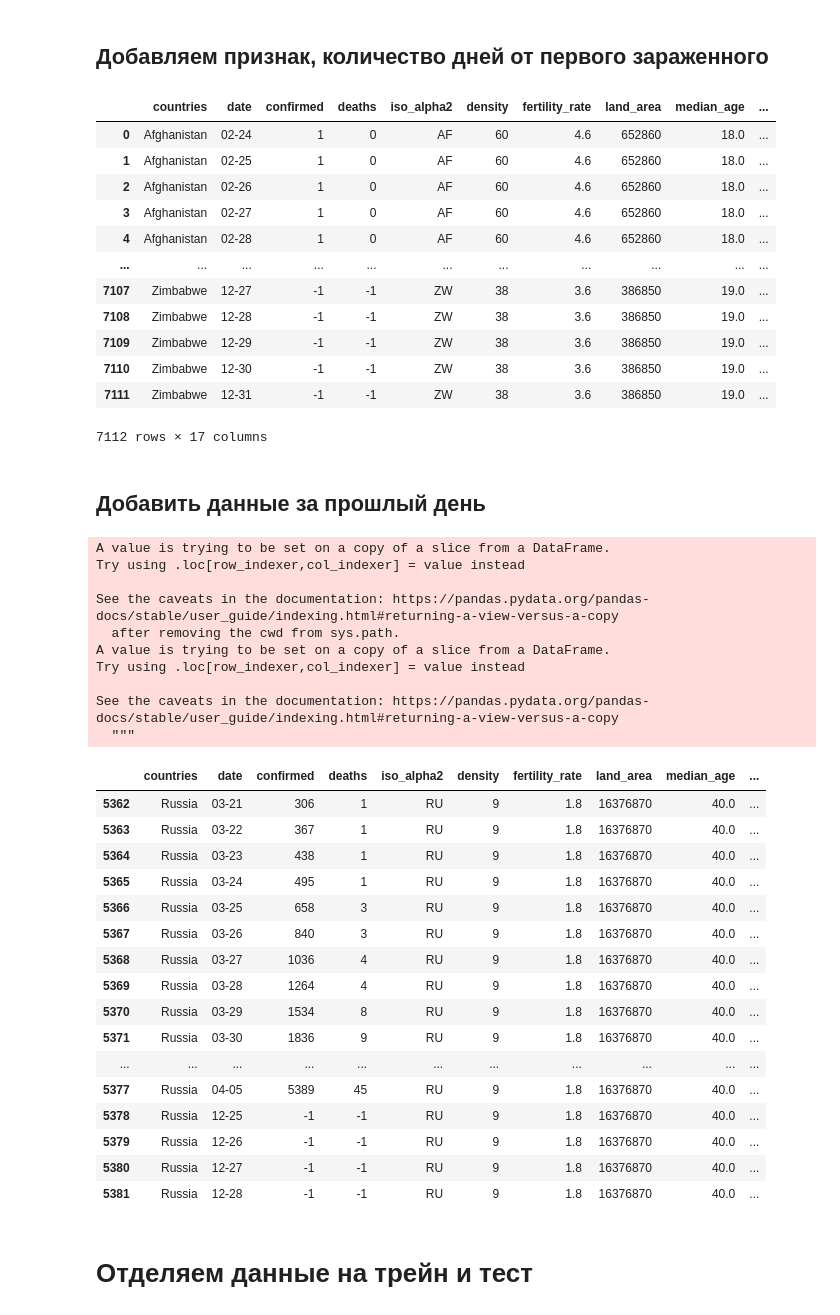
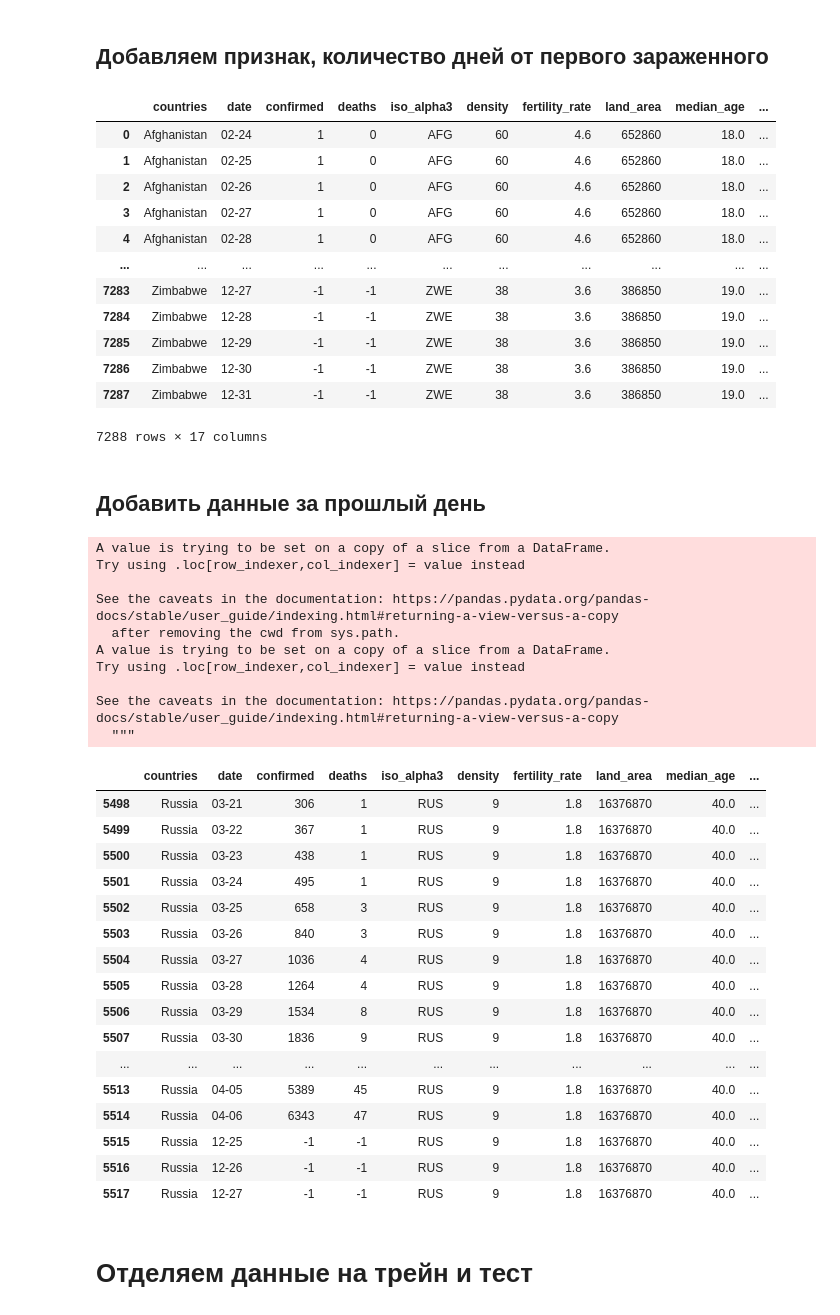
Before and after one commit to vlomme/sberbank-covid19-forecast-2020, a Jupyter notebook: covid_simple.ipynb, the cells around one changed output. Drawn from its saved outputs; the diff is of its cells as text; code cells hidden in the pictures.

```diff
--- a/covid_simple.ipynb
+++ b/covid_simple.ipynb
@@ -47,14 +45,14 @@ Unpacking objects: 100% (33/33), done.
 # %%
 #Загрузить список стран и удалить лишние атрибуты
 countries = pd.read_csv("/content/sberbank-covid19-forecast-2020/countries.csv")
-countries.drop(['iso_alpha3','iso_numeric','official_name','name'], axis='columns',inplace=True)
-countries.loc[109,"iso_alpha2"] = "NAM"
+countries.drop(['iso_alpha2','iso_numeric','official_name','name'], axis='columns',inplace=True)
+
 
 
 #Загрузить список стран c датами
-data_ans = pd.read_csv("/content/sberbank-covid19-forecast-2020/sample_submission_GcA3UZa.csv").iloc[:,:-1]
+data_ans = pd.read_csv("/content/sberbank-covid19-forecast-2020/sample_submission.csv").iloc[:,:-1]
 data_ans["confirmed"] = -1
-data_ans = data_ans.merge(countries, how = 'left', left_on='country', right_on='iso_alpha2')
+data_ans = data_ans.merge(countries, how = 'left', left_on='country', right_on='iso_alpha3')
 data_ans = data_ans[["date","ccse_name","confirmed"]]
 data_ans = data_ans.rename(columns={"ccse_name": "countries"})
 data_ans["deaths"] = -1
@@ -79,7 +77,7 @@ data_quarantine.loc["Russia"] = "2020-03-30"
 countries = countries.set_index("ccse_name", drop=False)
 countries["Quarantine"] = data_quarantine
 countries = countries.rename(columns={"ccse_name": "countries"})
-dic_countries = dict(zip(countries.iso_alpha2.to_list(), countries.countries.to_list()))
+dic_countries = dict(zip(countries.iso_alpha3.to_list(), countries.countries.to_list()))
 
 # Избавляемся от Nan
 countries_mean = countries.mean()
@@ -150,62 +148,62 @@ data2.date = data2["date"].apply(lambda x: pd.Series(x.strftime("%m-%d")))
 #data2 = data2.dropna(axis='index', how='any')
 data2
 # %% [output]
-|  | countries | date | confirmed | deaths | iso_alpha2 | density | fertility_rate | land_area | median_age | ... |
-| 0 | Afghanistan | 02-24 | 1 | 0 | AF | 60 | 4.6 | 652860 | 18.0 | ... |
-| 1 | Afghanistan | 02-25 | 1 | 0 | AF | 60 | 4.6 | 652860 | 18.0 | ... |
-| 2 | Afghanistan | 02-26 | 1 | 0 | AF | 60 | 4.6 | 652860 | 18.0 | ... |
-| 3 | Afghanistan | 02-27 | 1 | 0 | AF | 60 | 4.6 | 652860 | 18.0 | ... |
-| 4 | Afghanistan | 02-28 | 1 | 0 | AF | 60 | 4.6 | 652860 | 18.0 | ... |
+|  | countries | date | confirmed | deaths | iso_alpha3 | density | fertility_rate | land_area | median_age | ... |
+| 0 | Afghanistan | 02-24 | 1 | 0 | AFG | 60 | 4.6 | 652860 | 18.0 | ... |
+| 1 | Afghanistan | 02-25 | 1 | 0 | AFG | 60 | 4.6 | 652860 | 18.0 | ... |
+| 2 | Afghanistan | 02-26 | 1 | 0 | AFG | 60 | 4.6 | 652860 | 18.0 | ... |
+| 3 | Afghanistan | 02-27 | 1 | 0 | AFG | 60 | 4.6 | 652860 | 18.0 | ... |
+| 4 | Afghanistan | 02-28 | 1 | 0 | AFG | 60 | 4.6 | 652860 | 18.0 | ... |
 | ... | ... | ... | ... | ... | ... | ... | ... | ... | ... | ... |
-| 7107 | Zimbabwe | 12-27 | -1 | -1 | ZW | 38 | 3.6 | 386850 | 19.0 | ... |
-| 7108 | Zimbabwe | 12-28 | -1 | -1 | ZW | 38 | 3.6 | 386850 | 19.0 | ... |
-| 7109 | Zimbabwe | 12-29 | -1 | -1 | ZW | 38 | 3.6 | 386850 | 19.0 | ... |
-| 7110 | Zimbabwe | 12-30 | -1 | -1 | ZW | 38 | 3.6 | 386850 | 19.0 | ... |
-| 7111 | Zimbabwe | 12-31 | -1 | -1 | ZW | 38 | 3.6 | 386850 | 19.0 | ... |
+| 7283 | Zimbabwe | 12-27 | -1 | -1 | ZWE | 38 | 3.6 | 386850 | 19.0 | ... |
+| 7284 | Zimbabwe | 12-28 | -1 | -1 | ZWE | 38 | 3.6 | 386850 | 19.0 | ... |
+| 7285 | Zimbabwe | 12-29 | -1 | -1 | ZWE | 38 | 3.6 | 386850 | 19.0 | ... |
+| 7286 | Zimbabwe | 12-30 | -1 | -1 | ZWE | 38 | 3.6 | 386850 | 19.0 | ... |
+| 7287 | Zimbabwe | 12-31 | -1 | -1 | ZWE | 38 | 3.6 | 386850 | 19.0 | ... |
-7112 rows × 17 columns
+7288 rows × 17 columns
 # %% [markdown]
 ## Добавить данные за прошлый день
 # %%
 old_con = data2["confirmed"].iloc[:-1]
 old_con2 = data2["deaths"].iloc[:-1]
 data2 = data2.iloc[1:]
 data2["pred_conf"] = old_con.values
 data2["pred_deaths"] = old_con2.values
 data2 = data2.iloc[1:]
 data2["delta_conf1"] = old_con.values[1:] - old_con.values[:-1]
 data2["delta_deaths1"] = old_con2.values[1:] - old_con2.values[:-1]
 data2 = data2.iloc[1:]
 data2["delta_conf2"] = old_con.values[2:] - old_con.values[:-2]
 data2["delta_deaths2"] = old_con2.values[2:] - old_con2.values[:-2]
-data2[data2.iso_alpha2 == "RU"].iloc[50:70]
+data2[data2.iso_alpha3 == "RUS"].iloc[50:70]
 # %% [output]
 A value is trying to be set on a copy of a slice from a DataFrame.
 Try using .loc[row_indexer,col_indexer] = value instead
 
 See the caveats in the documentation: https://pandas.pydata.org/pandas-docs/stable/user_guide/indexing.html#returning-a-view-versus-a-copy
   after removing the cwd from sys.path.
 A value is trying to be set on a copy of a slice from a DataFrame.
 Try using .loc[row_indexer,col_indexer] = value instead
 
 See the caveats in the documentation: https://pandas.pydata.org/pandas-docs/stable/user_guide/indexing.html#returning-a-view-versus-a-copy
   """
-|  | countries | date | confirmed | deaths | iso_alpha2 | density | fertility_rate | land_area | median_age | ... |
-| 5362 | Russia | 03-21 | 306 | 1 | RU | 9 | 1.8 | 16376870 | 40.0 | ... |
-| 5363 | Russia | 03-22 | 367 | 1 | RU | 9 | 1.8 | 16376870 | 40.0 | ... |
-| 5364 | Russia | 03-23 | 438 | 1 | RU | 9 | 1.8 | 16376870 | 40.0 | ... |
-| 5365 | Russia | 03-24 | 495 | 1 | RU | 9 | 1.8 | 16376870 | 40.0 | ... |
-| 5366 | Russia | 03-25 | 658 | 3 | RU | 9 | 1.8 | 16376870 | 40.0 | ... |
-| 5367 | Russia | 03-26 | 840 | 3 | RU | 9 | 1.8 | 16376870 | 40.0 | ... |
-| 5368 | Russia | 03-27 | 1036 | 4 | RU | 9 | 1.8 | 16376870 | 40.0 | ... |
-| 5369 | Russia | 03-28 | 1264 | 4 | RU | 9 | 1.8 | 16376870 | 40.0 | ... |
-| 5370 | Russia | 03-29 | 1534 | 8 | RU | 9 | 1.8 | 16376870 | 40.0 | ... |
-| 5371 | Russia | 03-30 | 1836 | 9 | RU | 9 | 1.8 | 16376870 | 40.0 | ... |
+|  | countries | date | confirmed | deaths | iso_alpha3 | density | fertility_rate | land_area | median_age | ... |
+| 5498 | Russia | 03-21 | 306 | 1 | RUS | 9 | 1.8 | 16376870 | 40.0 | ... |
+| 5499 | Russia | 03-22 | 367 | 1 | RUS | 9 | 1.8 | 16376870 | 40.0 | ... |
+| 5500 | Russia | 03-23 | 438 | 1 | RUS | 9 | 1.8 | 16376870 | 40.0 | ... |
+| 5501 | Russia | 03-24 | 495 | 1 | RUS | 9 | 1.8 | 16376870 | 40.0 | ... |
+| 5502 | Russia | 03-25 | 658 | 3 | RUS | 9 | 1.8 | 16376870 | 40.0 | ... |
+| 5503 | Russia | 03-26 | 840 | 3 | RUS | 9 | 1.8 | 16376870 | 40.0 | ... |
+| 5504 | Russia | 03-27 | 1036 | 4 | RUS | 9 | 1.8 | 16376870 | 40.0 | ... |
+| 5505 | Russia | 03-28 | 1264 | 4 | RUS | 9 | 1.8 | 16376870 | 40.0 | ... |
+| 5506 | Russia | 03-29 | 1534 | 8 | RUS | 9 | 1.8 | 16376870 | 40.0 | ... |
+| 5507 | Russia | 03-30 | 1836 | 9 | RUS | 9 | 1.8 | 16376870 | 40.0 | ... |
 | ... | ... | ... | ... | ... | ... | ... | ... | ... | ... | ... |
-| 5377 | Russia | 04-05 | 5389 | 45 | RU | 9 | 1.8 | 16376870 | 40.0 | ... |
-| 5378 | Russia | 12-25 | -1 | -1 | RU | 9 | 1.8 | 16376870 | 40.0 | ... |
-| 5379 | Russia | 12-26 | -1 | -1 | RU | 9 | 1.8 | 16376870 | 40.0 | ... |
-| 5380 | Russia | 12-27 | -1 | -1 | RU | 9 | 1.8 | 16376870 | 40.0 | ... |
-| 5381 | Russia | 12-28 | -1 | -1 | RU | 9 | 1.8 | 16376870 | 40.0 | ... |
+| 5513 | Russia | 04-05 | 5389 | 45 | RUS | 9 | 1.8 | 16376870 | 40.0 | ... |
+| 5514 | Russia | 04-06 | 6343 | 47 | RUS | 9 | 1.8 | 16376870 | 40.0 | ... |
+| 5515 | Russia | 12-25 | -1 | -1 | RUS | 9 | 1.8 | 16376870 | 40.0 | ... |
+| 5516 | Russia | 12-26 | -1 | -1 | RUS | 9 | 1.8 | 16376870 | 40.0 | ... |
+| 5517 | Russia | 12-27 | -1 | -1 | RUS | 9 | 1.8 | 16376870 | 40.0 | ... |
 # %% [markdown]
 # Отделяем данные на трейн и тест
 # %%
```
Also changed, not shown: parts of 12 cells of this notebook.
